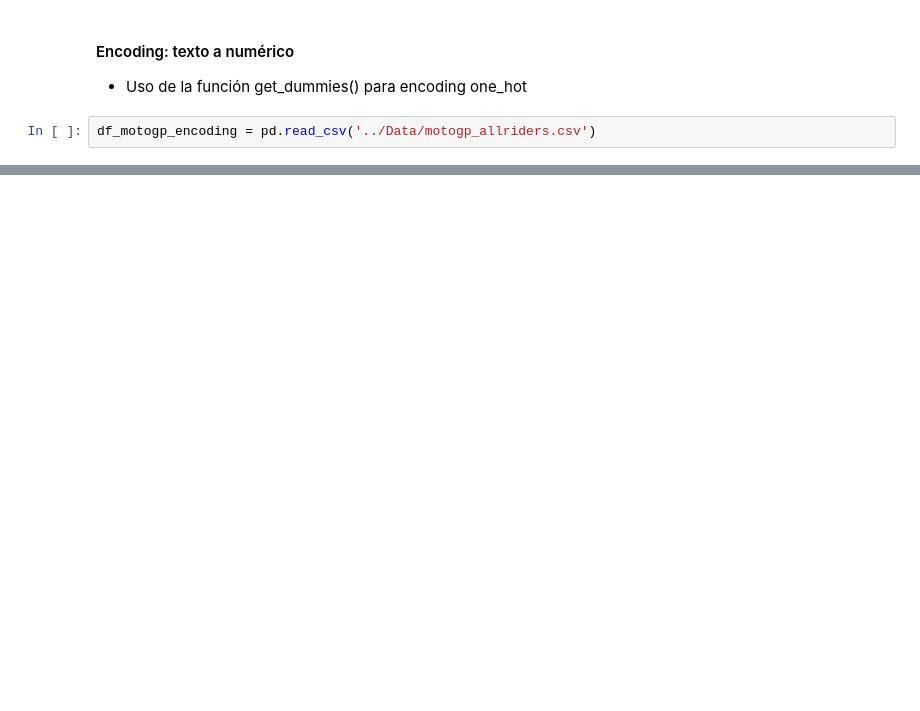
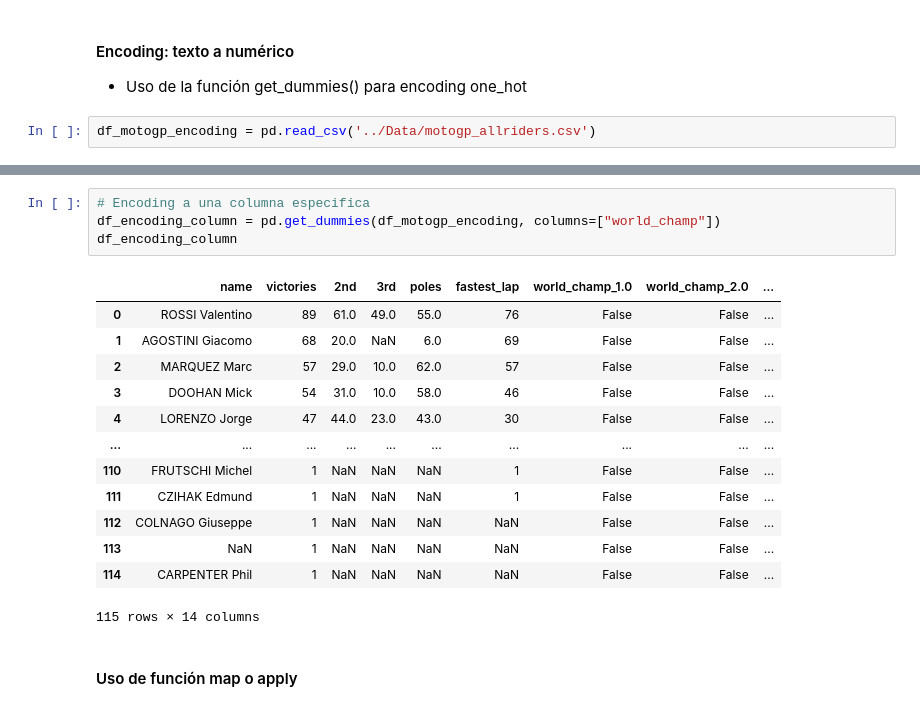
Before and after one commit to mplazap/Bootcamp_ejercicios, a Jupyter notebook: Tema 3 - Data Science/Ejercicio evaluable (19-01-2025)/M3 - Marino Plaza.ipynb, the cells around one changed output, grey strips where cells are left out. Drawn from its saved outputs; the diff is of its cells as text; blank space fills up the shorter version.

```diff
--- a/Tema 3 - Data Science/Ejercicio evaluable (19-01-2025)/M3 - Marino Plaza.ipynb
+++ b/Tema 3 - Data Science/Ejercicio evaluable (19-01-2025)/M3 - Marino Plaza.ipynb
@@ -198,0 +203,20 @@ df_motogp_encoding = pd.read_csv('../Data/motogp_allriders.csv')
+# %%
+# Encoding a una columna especifica
+df_encoding_column = pd.get_dummies(df_motogp_encoding, columns=["world_champ"])
+df_encoding_column
+# %% [output]
+|  | name | victories | 2nd | 3rd | poles | fastest_lap | world_champ_1.0 | world_champ_2.0 | ... |
+| 0 | ROSSI Valentino | 89 | 61.0 | 49.0 | 55.0 | 76 | False | False | ... |
+| 1 | AGOSTINI Giacomo | 68 | 20.0 | NaN | 6.0 | 69 | False | False | ... |
+| 2 | MARQUEZ Marc | 57 | 29.0 | 10.0 | 62.0 | 57 | False | False | ... |
+| 3 | DOOHAN Mick | 54 | 31.0 | 10.0 | 58.0 | 46 | False | False | ... |
+| 4 | LORENZO Jorge | 47 | 44.0 | 23.0 | 43.0 | 30 | False | False | ... |
+| ... | ... | ... | ... | ... | ... | ... | ... | ... | ... |
+| 110 | FRUTSCHI Michel | 1 | NaN | NaN | NaN | 1 | False | False | ... |
+| 111 | CZIHAK Edmund | 1 | NaN | NaN | NaN | 1 | False | False | ... |
+| 112 | COLNAGO Giuseppe | 1 | NaN | NaN | NaN | NaN | False | False | ... |
+| 113 | NaN | 1 | NaN | NaN | NaN | NaN | False | False | ... |
+| 114 | CARPENTER Phil | 1 | NaN | NaN | NaN | NaN | False | False | ... |
+115 rows × 14 columns
+# %% [markdown]
+#### Uso de función map o apply
```
Also changed, not shown: parts of 25 cells of this notebook.
